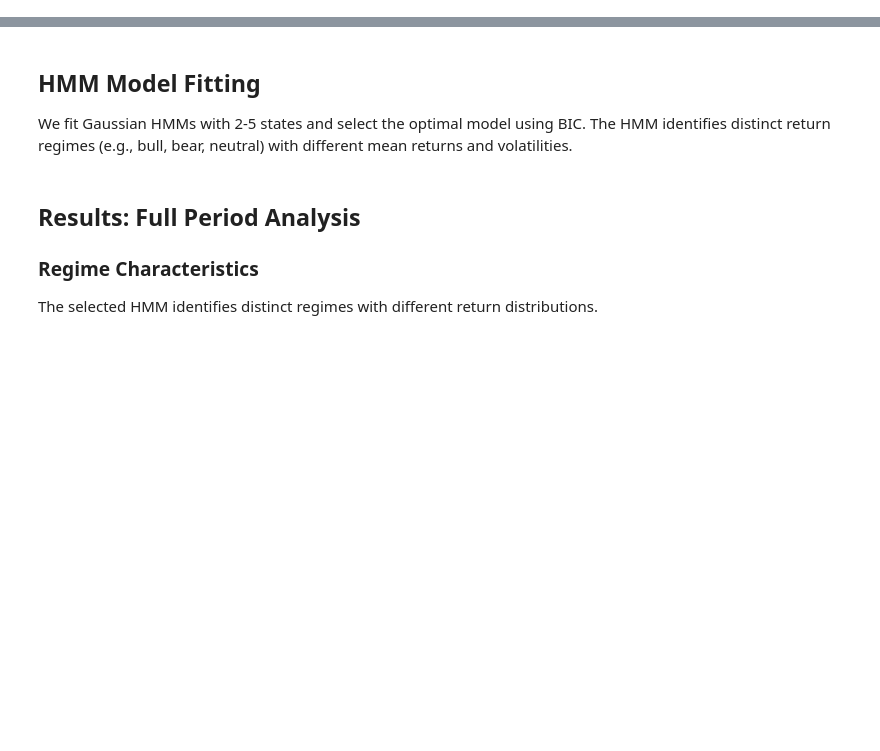
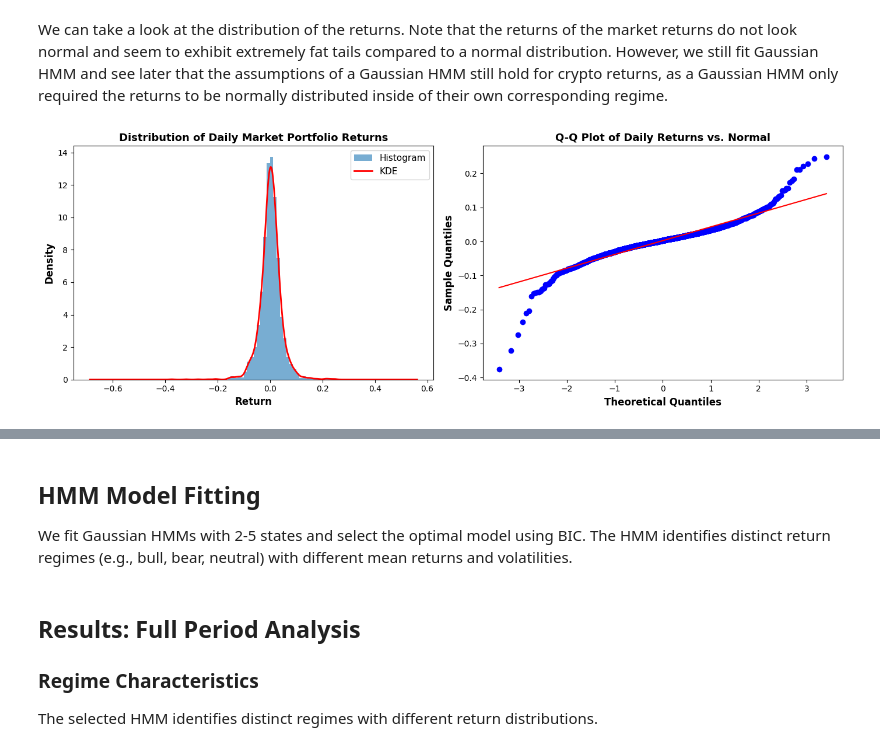
Before and after one commit to frank22lin/MBC-Research, a Jupyter notebook: regime_detection.ipynb, the cells around one changed output, grey strips where cells are left out. Saved outputs shown, nothing was run; the diff lists cells and outputs as text; code cells hidden in the pictures; blank space fills up the shorter version.

```diff
--- a/regime_detection.ipynb
+++ b/regime_detection.ipynb
@@ -165,0 +101,23 @@ Selected: 3 states (BIC=-10629.21)
+# %% [markdown]
+We can take a look at the distribution of the returns. Note that the returns of the market returns do not look normal and seem to exhibit extremely fat tails compared to a normal distribution. However, we still fit Gaussian HMM and see later that the assumptions of a Gaussian HMM still hold for crypto returns, as a Gaussian HMM only required the returns to be normally distributed inside of their own corresponding regime.
+# %%
+fig, axs = plt.subplots(1, 2, figsize=(14, 5))
+
+returns = daily_market_portfolio
+
+axs[0].hist(returns, bins=50, density=True, alpha=0.6, label='Histogram')
+returns.plot(kind='kde', ax=axs[0], color='red', label='KDE', linewidth=2)
+axs[0].set_title('Distribution of Daily Market Portfolio Returns', fontsize=13, fontweight='bold')
+axs[0].set_xlabel('Return', fontsize=12, fontweight='bold')
+axs[0].set_ylabel('Density', fontsize=12, fontweight='bold')
+axs[0].legend(fontsize=11)
+
+stats.probplot(returns, dist="norm", plot=axs[1])
+axs[1].set_title('Q-Q Plot of Daily Returns vs. Normal', fontsize=13, fontweight='bold')
+axs[1].set_xlabel('Theoretical Quantiles', fontsize=12, fontweight='bold')
+axs[1].set_ylabel('Sample Quantiles', fontsize=12, fontweight='bold')
+
+plt.tight_layout()
+plt.show()
+# %% [output]
+[figure, added]
```
Also changed, not shown: parts of 22 cells of this notebook, 5 other files.
